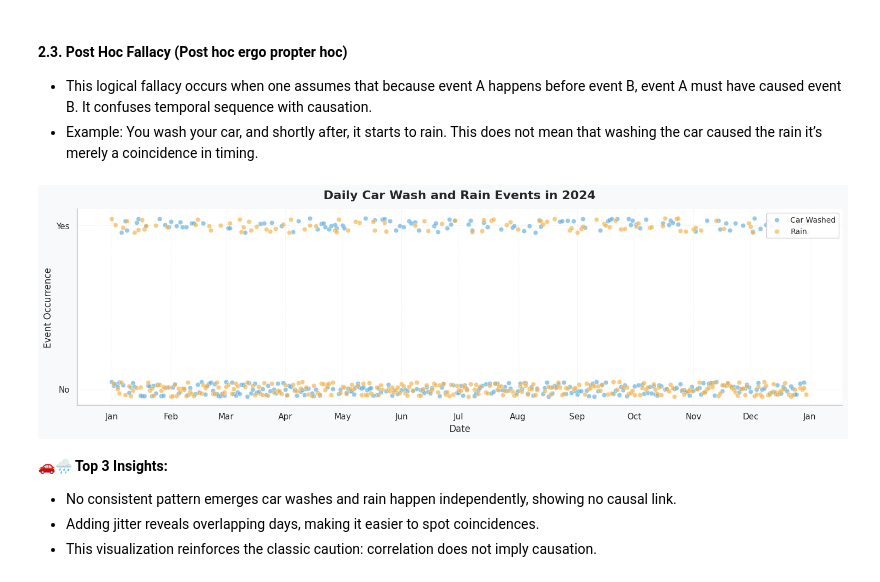
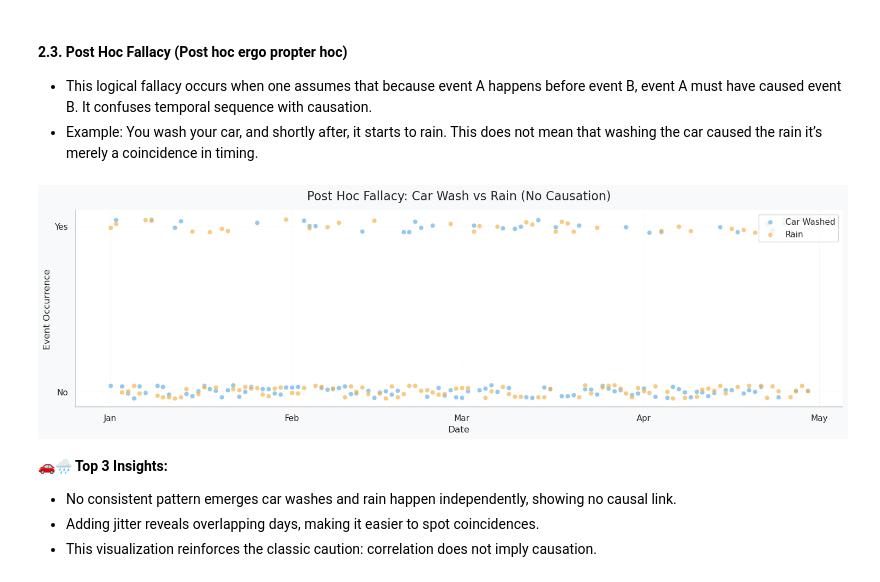
Before and after one commit to maxegorovpt/da_portfolio, a Jupyter notebook: 02_substack_posts/004_correlation_vs_causation.ipynb, the cells around one changed output. Drawn from its saved outputs; the diff is of its cells as text; code cells hidden in the pictures.

Commit message:
Correlation vs Causation changes

```diff
--- a/02_substack_posts/004_correlation_vs_causation.ipynb
+++ b/02_substack_posts/004_correlation_vs_causation.ipynb
@@ -431,12 +434,27 @@ plt.show()
 - This logical fallacy occurs when one assumes that because event A happens before event B, event A must have caused event B. It confuses temporal sequence with causation.
 - Example: You wash your car, and shortly after, it starts to rain. This does not mean that washing the car caused the rain it’s merely a coincidence in timing.
 # %%
-import matplotlib.pyplot as plt
-import seaborn as sns
-import matplotlib.dates as mdates
+# ---------------------------
+# CREATE SYNTHETIC DATA
+# ---------------------------
 
-# Clean soft theme
+np.random.seed(42)
+
+dates = pd.date_range(start="2024-01-01", periods=120, freq="D")
+
+df = pd.DataFrame({
+    "Date": dates,
+    # random independent events (NO causation)
+    "CarWash": np.random.binomial(1, 0.25, len(dates)),
+    "Rain": np.random.binomial(1, 0.30, len(dates))
+})
+
+# ---------------------------
+# STYLE
+# ---------------------------
+
 sns.set_theme(style="whitegrid", context="notebook")
+
 plt.rcParams.update({
     "font.family": "DejaVu Sans",
     "font.size": 11,
@@ -444,15 +462,16 @@ plt.rcParams.update({
     "axes.labelsize": 12
 })
 
-# Figure
+# ---------------------------
+# PLOT
+# ---------------------------
+
 fig, ax = plt.subplots(figsize=(15, 4.8))
 fig.patch.set_facecolor("#f8f9fa")
 ax.set_facecolor("white")
 
-# Jitter for separation
-jitter_strength = 0.045
+jitter_strength = 0.04
 
-# Car wash points
 ax.scatter(
     df["Date"],
     df["CarWash"] + np.random.uniform(-jitter_strength, jitter_strength, len(df)),
@@ -464,50 +483,38 @@ ax.scatter(
     linewidth=0.4
 )
 
-# Rain points
 ax.scatter(
     df["Date"],
     df["Rain"] + np.random.uniform(-jitter_strength, jitter_strength, len(df)),
     label="Rain",
     color="#f5b041",
     s=38,
     alpha=0.65,
     edgecolor="white",
     linewidth=0.4
 )
 
-# Axes formatting
 ax.set_yticks([0, 1])
 ax.set_yticklabels(["No", "Yes"])
 
-ax.set_title(
-    "Daily Car Wash and Rain Events in 2024",
-    fontweight="semibold",
-    pad=14
-)
+ax.set_title("Post Hoc Fallacy: Car Wash vs Rain (No Causation)", pad=14)
 
 ax.set_xlabel("Date")
 ax.set_ylabel("Event Occurrence")
 
-# Better date ticks
 ax.xaxis.set_major_locator(mdates.MonthLocator())
 ax.xaxis.set_major_formatter(mdates.DateFormatter("%b"))
-plt.xticks(rotation=0)
 
-# Light grid
 ax.grid(True, linestyle="--", linewidth=0.7, alpha=0.22)
 
-# Legend
-leg = ax.legend(frameon=True, fontsize=10, loc="upper right")
-leg.get_frame().set_alpha(0.9)
+ax.legend(loc="upper right")
 
-# Remove extra borders
 sns.despine(ax=ax)
 
 plt.tight_layout()
 plt.show()
 # %% [output]
-[figure, old version]
+[figure, new version]
 # %% [markdown]
 **🚗🌧️ Top 3 Insights:**
 
```
Also changed, not shown: parts of 3 cells of this notebook.
